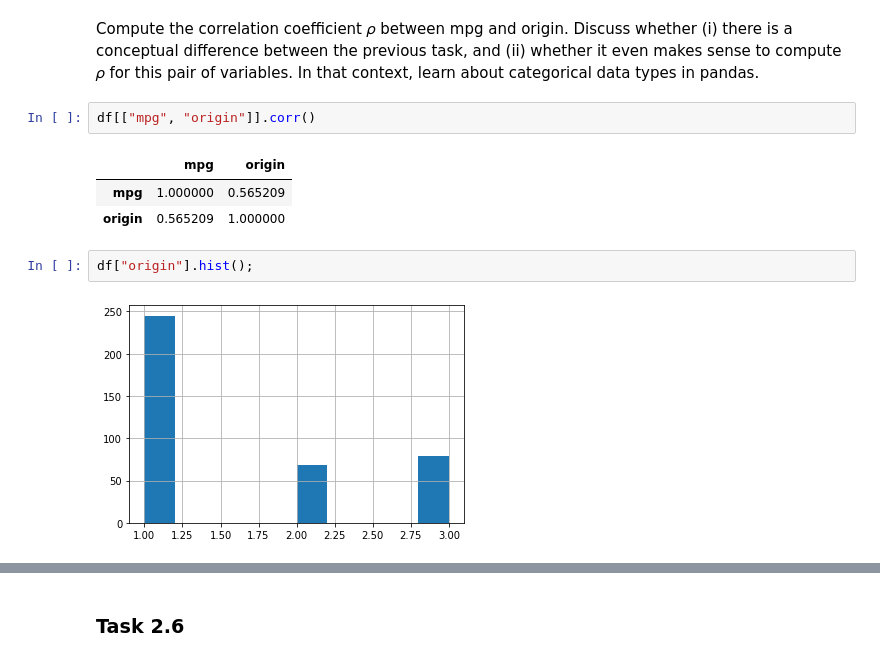
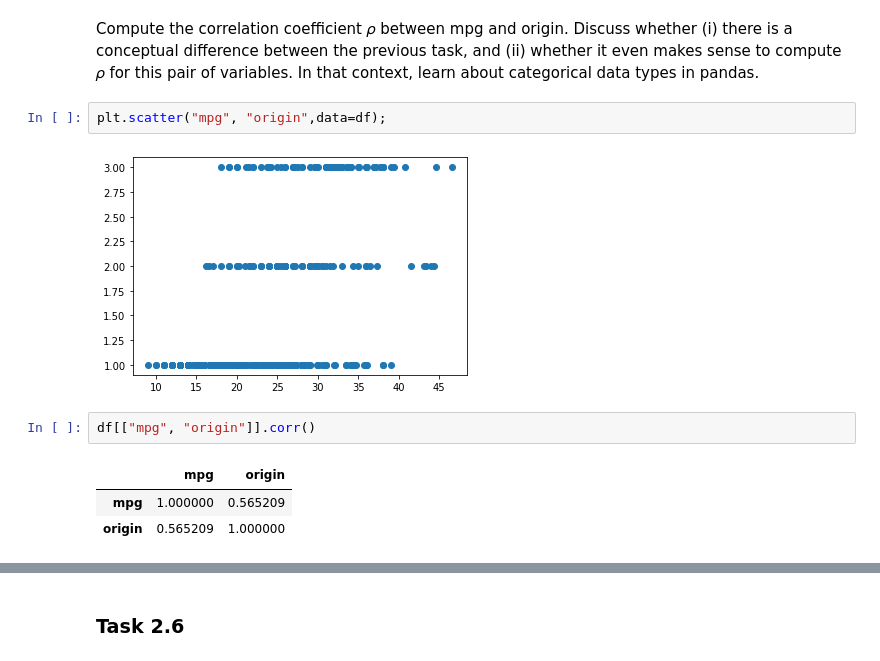
Before and after one commit to Heity94/01_DataScience_2021, a Jupyter notebook: Week_01/Homework1.ipynb, the cells around one changed output, grey strips where cells are left out. Cells and saved outputs as stored; diff of their text form.

```diff
--- a/Week_01/Homework1.ipynb
+++ b/Week_01/Homework1.ipynb
@@ -203,13 +204,13 @@ df[["mpg", "weight"]].corr()
 ### Task 2.5
 # %% [markdown]
 Compute the correlation coefficient  𝜌  between mpg and origin. Discuss whether (i) there is a conceptual difference between the previous task, and (ii) whether it even makes sense to compute  𝜌  for this pair of variables. In that context, learn about categorical data types in pandas.
+# %%
+plt.scatter("mpg", "origin",data=df);
+# %% [output]
+[figure, added]
 # %%
 df[["mpg", "origin"]].corr()
 # %% [output]
 |  | mpg | origin |
 | mpg | 1.000000 | 0.565209 |
 | origin | 0.565209 | 1.000000 |
-# %%
-df["origin"].hist();
-# %% [output]
-[figure, removed]
```
Also changed, not shown: parts of 4 cells of this notebook.
